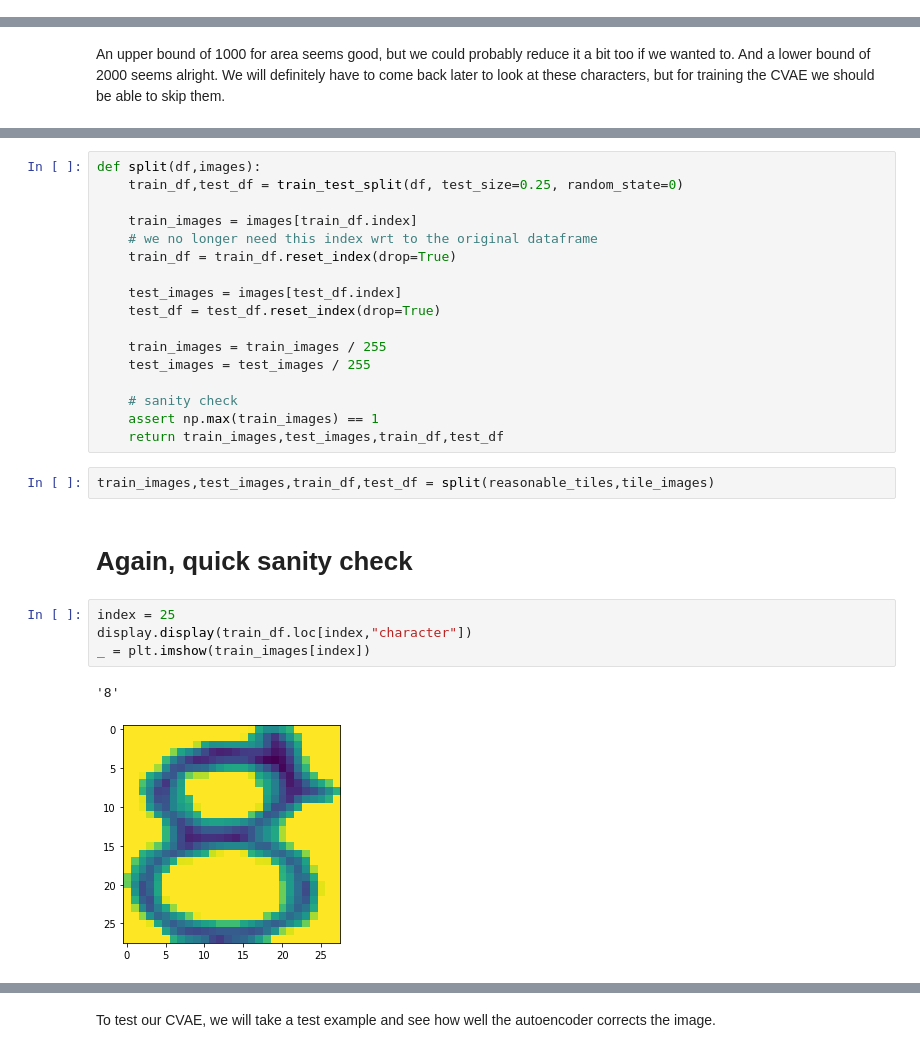
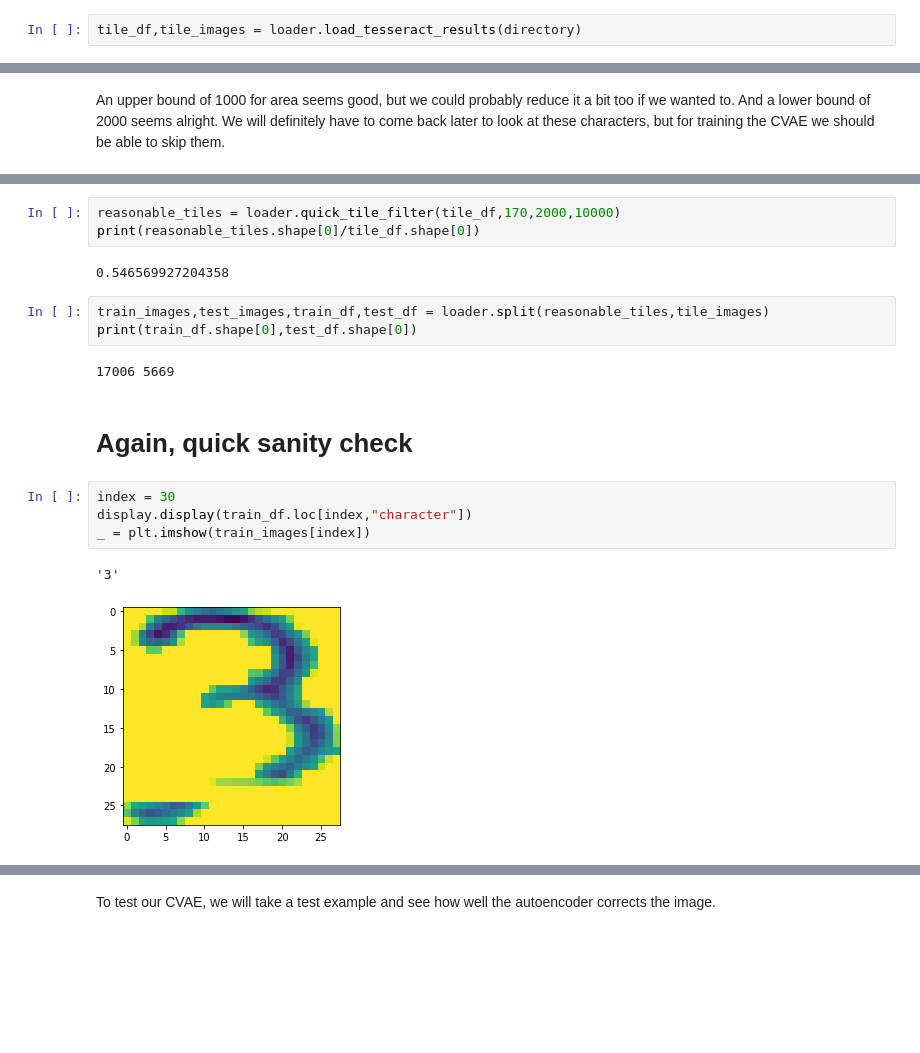
Before and after one commit to ggdhines/historical-transcriptions, a Jupyter notebook: notebooks/ocr followup.ipynb, the cells around one changed output, grey strips where cells are left out. Drawn from its saved outputs; the diff is of its cells as text; blank space fills up the shorter version.

```diff
--- a/notebooks/ocr followup.ipynb
+++ b/notebooks/ocr followup.ipynb
@@ -127,0 +45,2 @@ tile_df.head()
+# %%
+tile_df,tile_images = loader.load_tesseract_results(directory)
@@ -230,28 +130,19 @@ reasonable_tiles.head()
-# %%
-def split(df,images):
-    train_df,test_df = train_test_split(df, test_size=0.25, random_state=0)
-
-    train_images = images[train_df.index]
-    # we no longer need this index wrt to the original dataframe
-    train_df = train_df.reset_index(drop=True)
-
-    test_images = images[test_df.index]
-    test_df = test_df.reset_index(drop=True)
-
-    train_images = train_images / 255
-    test_images = test_images / 255
-
-    # sanity check
-    assert np.max(train_images) == 1
-    return train_images,test_images,train_df,test_df
+# %%
+reasonable_tiles = loader.quick_tile_filter(tile_df,170,2000,10000)
+print(reasonable_tiles.shape[0]/tile_df.shape[0])
+# %% [output]
+0.546569927204358
 # %%
-train_images,test_images,train_df,test_df = split(reasonable_tiles,tile_images)
+train_images,test_images,train_df,test_df = loader.split(reasonable_tiles,tile_images)
+print(train_df.shape[0],test_df.shape[0])
+# %% [output]
+17006 5669
 # %% [markdown]
 # Again, quick sanity check
 # %%
-index = 25
+index = 30
 display.display(train_df.loc[index,"character"])
 _ = plt.imshow(train_images[index])
 # %% [output]
-'8'
+'3'
-[figure, old version]
+[figure, new version]
```
Also changed, not shown: parts of 51 cells of this notebook, 5 other files.
